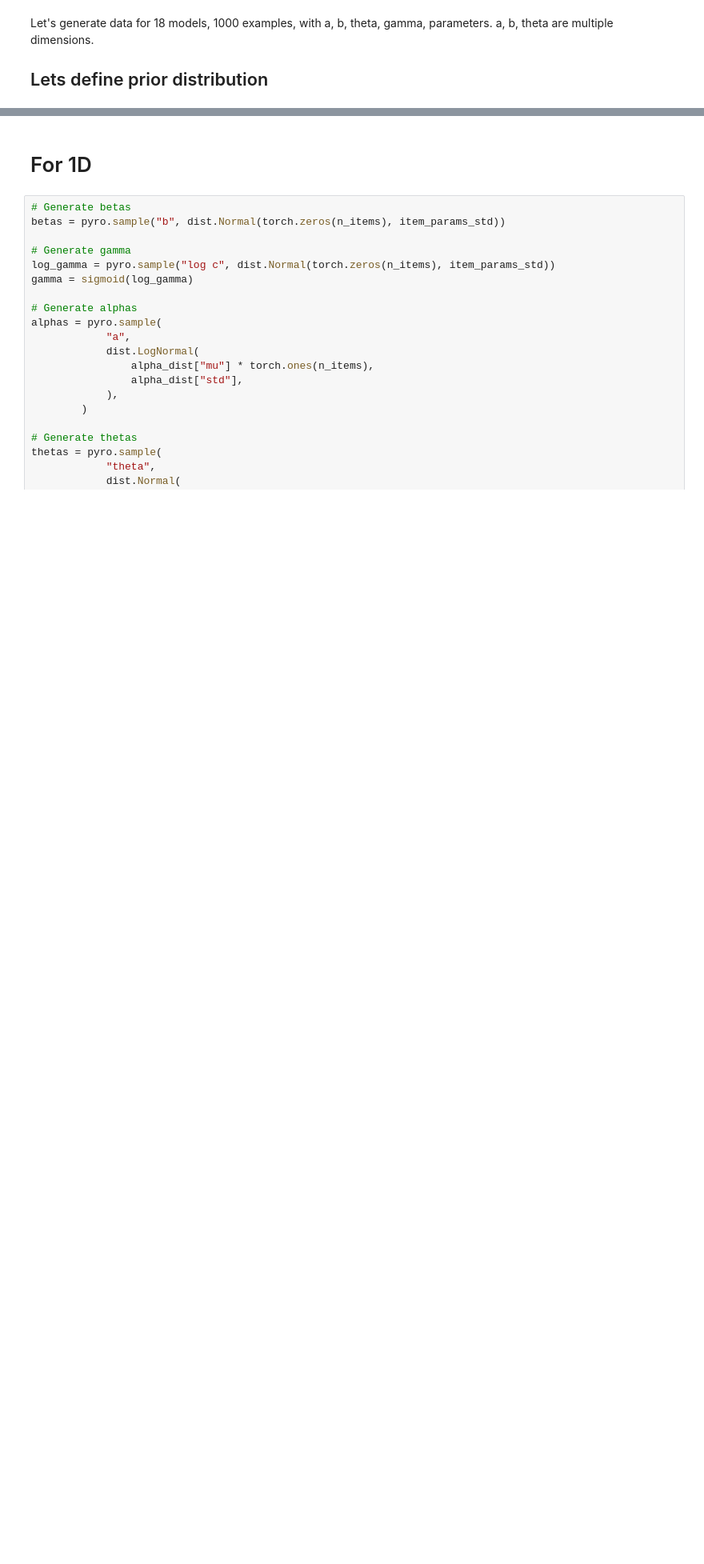
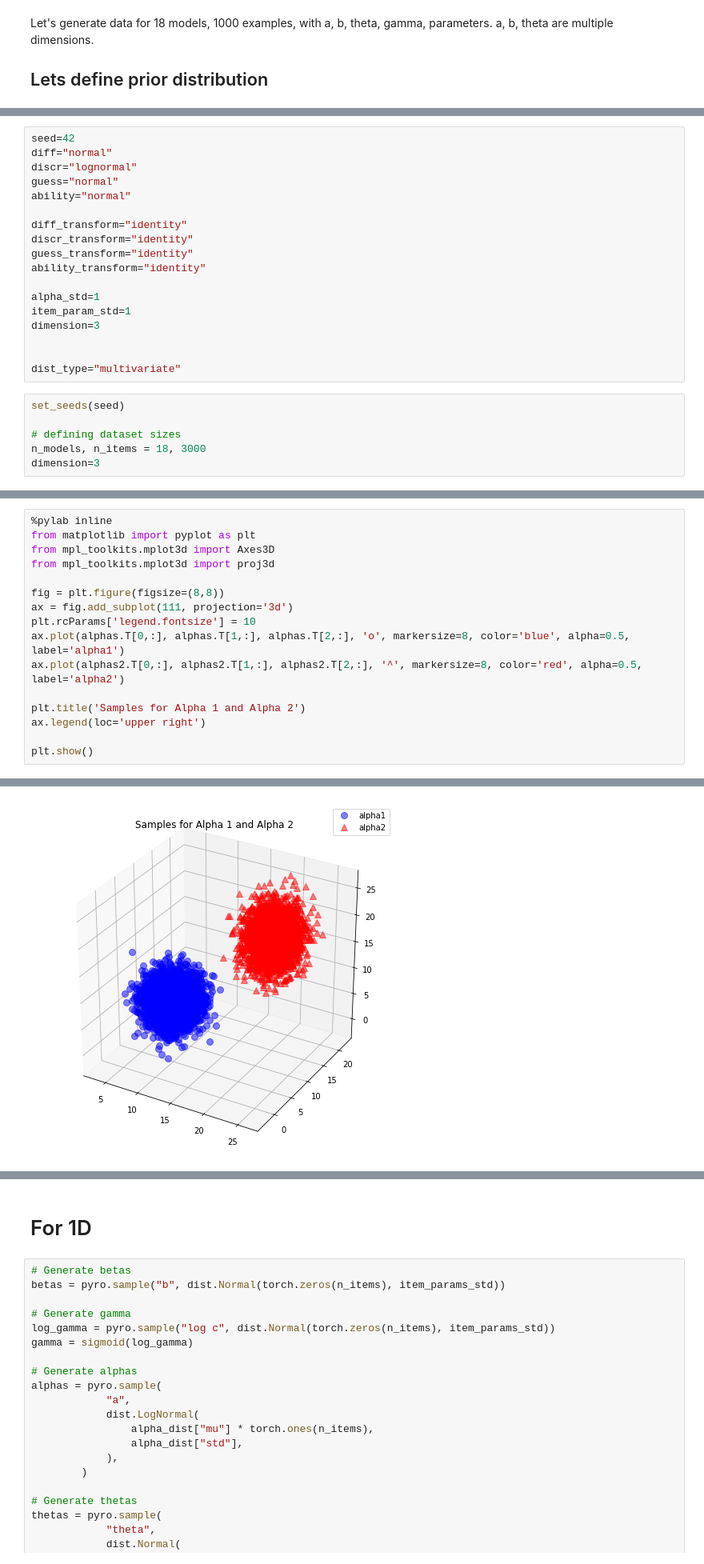
Before and after one commit to nyu-mll/nlu-test-sets, a Jupyter notebook: irt_scripts/generate_synthetic_data.ipynb, the cells around one changed output, grey strips where cells are left out. Shown at 80% size. Drawn from its saved outputs; the diff is of its cells as text; blank space fills up the shorter version.

```diff
--- a/irt_scripts/generate_synthetic_data.ipynb
+++ b/irt_scripts/generate_synthetic_data.ipynb
@@ -49,2 +30,26 @@ TypeError: sample() missing 1 required positional argument: 'fn'
 def sigmoid(x):
     return 1.0 / (1.0 + torch.exp(-x))
+# %%
+seed=42
+diff="normal"
+discr="lognormal"
+guess="normal"
+ability="normal"
+
+diff_transform="identity"
+discr_transform="identity"
+guess_transform="identity"
+ability_transform="identity"
+
+alpha_std=1
+item_param_std=1
+dimension=3
+
+
+dist_type="multivariate"
+# %%
+set_seeds(seed)
+
+# defining dataset sizes
+n_models, n_items = 18, 3000
+dimension=3
@@ -50,0 +213,17 @@ def sigmoid(x):
+# %%
+%pylab inline
+from matplotlib import pyplot as plt
+from mpl_toolkits.mplot3d import Axes3D
+from mpl_toolkits.mplot3d import proj3d
+
+fig = plt.figure(figsize=(8,8))
+ax = fig.add_subplot(111, projection='3d')
+plt.rcParams['legend.fontsize'] = 10
+ax.plot(alphas.T[0,:], alphas.T[1,:], alphas.T[2,:], 'o', markersize=8, color='blue', alpha=0.5, label='alpha1')
+ax.plot(alphas2.T[0,:], alphas2.T[1,:], alphas2.T[2,:], '^', markersize=8, color='red', alpha=0.5, label='alpha2')
+
+plt.title('Samples for Alpha 1 and Alpha 2')
+ax.legend(loc='upper right')
+
+plt.show()
+# %% [output]
@@ -50,0 +233 @@ def sigmoid(x):
+[figure, added]
```
Also changed, not shown: parts of 23 cells of this notebook, 1 other file.
